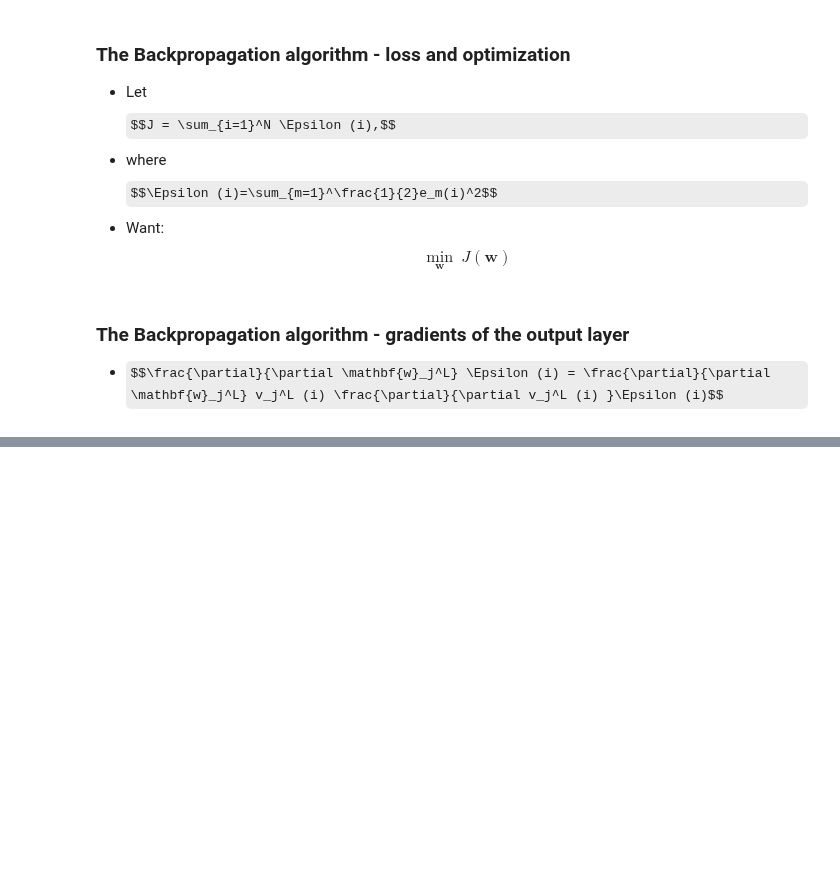
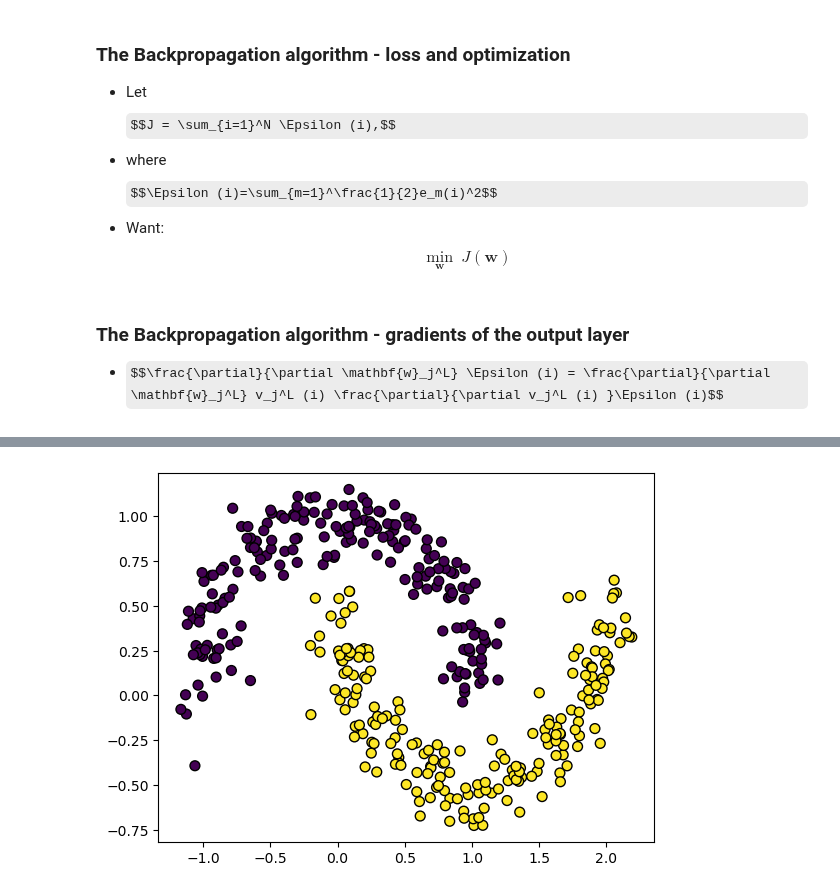
Before and after one commit to Wickstrom/pattern-recognition-handbook, a Jupyter notebook: notebooks/04/neural_networks_1.ipynb, the cells around one changed output, grey strips where cells are left out. Saved outputs shown, nothing was run; the diff lists cells and outputs as text; code cells hidden in the pictures; some formulas as TeX source; blank space fills up the shorter version.

```diff
--- a/notebooks/04/neural_networks_1.ipynb
+++ b/notebooks/04/neural_networks_1.ipynb
@@ -156,0 +262,9 @@ plt.show()
+# %%
+from sklearn.datasets import make_moons
+X, y = make_moons(n_samples=400, noise=0.11, random_state=42)
+
+plt.figure(1)
+plt.scatter(X[:, 0], X[:, 1], c=y, cmap='viridis', edgecolor='k', s=50)
+plt.show()
+# %% [output]
+[figure, added]
```
Also changed, not shown: parts of 10 cells of this notebook, 1 other file.
